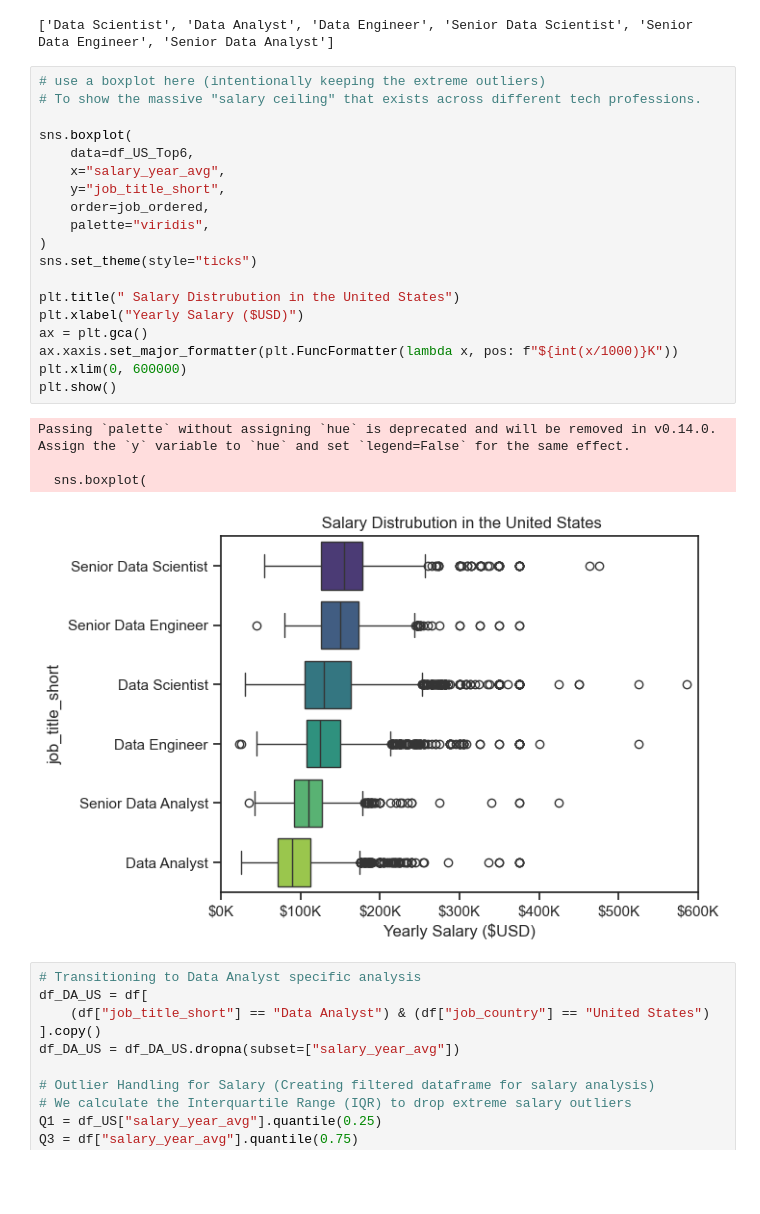
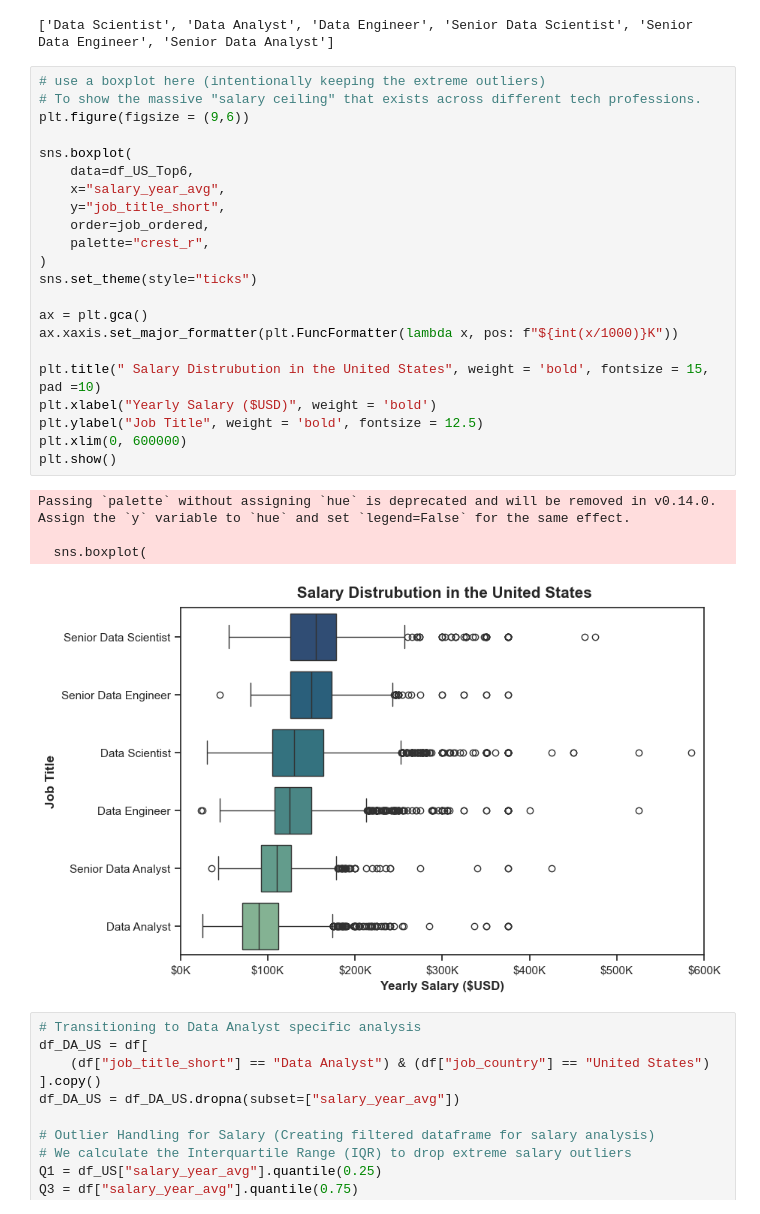
Before and after one commit to AnshulSilhare/us-data-jobs-analysis, a Jupyter notebook: notebooks/4_Salary_Analysis.ipynb, the cells around one changed output. Saved outputs shown, nothing was run; the diff lists cells and outputs as text; blank space fills up the shorter version.

```diff
--- a/notebooks/4_Salary_Analysis.ipynb
+++ b/notebooks/4_Salary_Analysis.ipynb
@@ -60,27 +62,30 @@ job_ordered = (
 # %%
 # use a boxplot here (intentionally keeping the extreme outliers)
 # To show the massive "salary ceiling" that exists across different tech professions.
+plt.figure(figsize = (9,6))
 
 sns.boxplot(
     data=df_US_Top6,
     x="salary_year_avg",
     y="job_title_short",
     order=job_ordered,
-    palette="viridis",
+    palette="crest_r",
 )
 sns.set_theme(style="ticks")
 
-plt.title(" Salary Distrubution in the United States")
-plt.xlabel("Yearly Salary ($USD)")
 ax = plt.gca()
 ax.xaxis.set_major_formatter(plt.FuncFormatter(lambda x, pos: f"${int(x/1000)}K"))
+
+plt.title(" Salary Distrubution in the United States", weight = 'bold', fontsize = 15, pad =10)
+plt.xlabel("Yearly Salary ($USD)", weight = 'bold')
+plt.ylabel("Job Title", weight = 'bold', fontsize = 12.5)
 plt.xlim(0, 600000)
 plt.show()
 # %% [output]
 Passing `palette` without assigning `hue` is deprecated and will be removed in v0.14.0. Assign the `y` variable to `hue` and set `legend=False` for the same effect.
 
   sns.boxplot(
-[figure, old version]
+[figure, new version]
 # %%
 # Transitioning to Data Analyst specific analysis
 df_DA_US = df[
```
Also changed, not shown: parts of 4 cells of this notebook, 1 other file.
